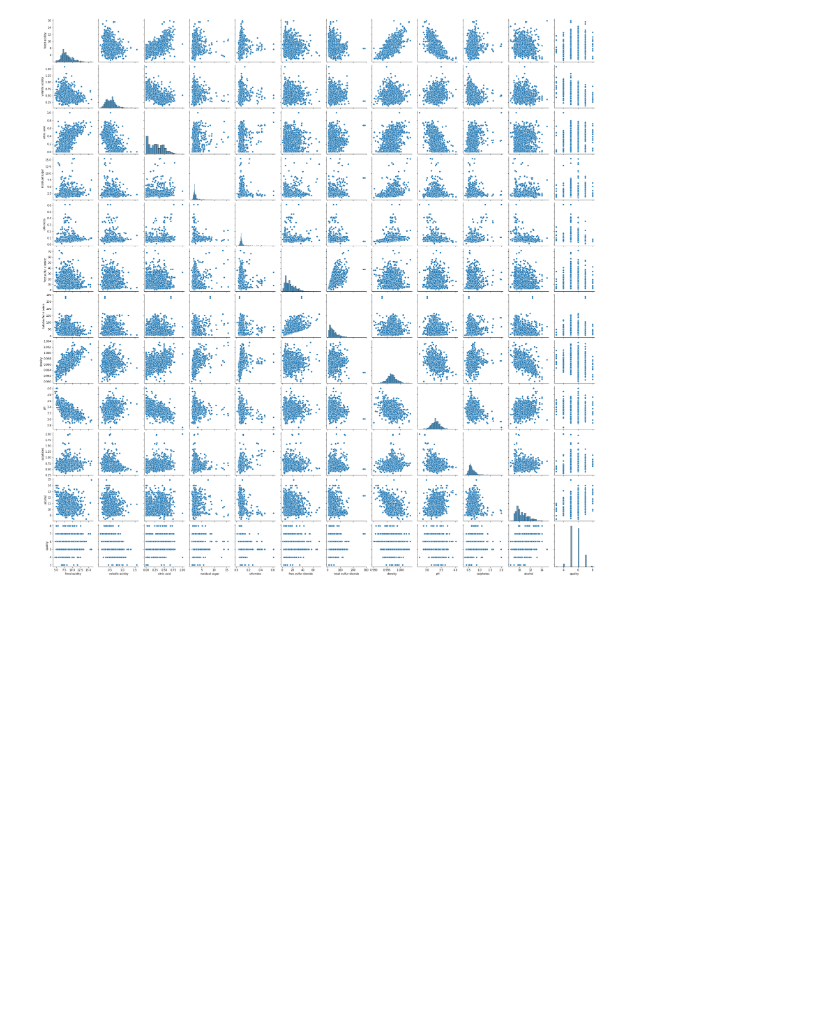
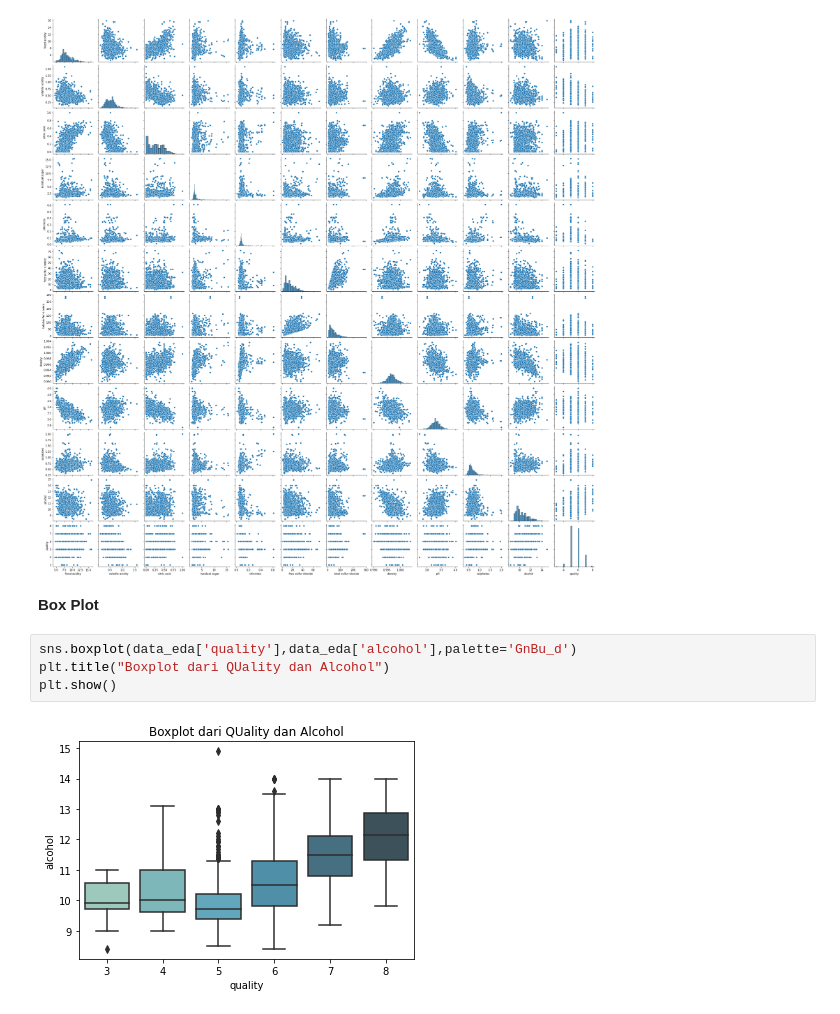
Before and after one commit to blacurly/sharing-github-oliv, a Jupyter notebook: EDA_Test_Wine.ipynb, the cells around one changed output. Drawn from its saved outputs; the diff is of its cells as text; blank space fills up the shorter version.

```diff
--- a/EDA_Test_Wine.ipynb
+++ b/EDA_Test_Wine.ipynb
@@ -208,3 +223,11 @@ sns.pairplot(data_eda)
 # %% [output]
 <seaborn.axisgrid.PairGrid at 0x...>
 [figure]
+# %% [markdown]
+**Box Plot**
+# %%
+sns.boxplot(data_eda['quality'],data_eda['alcohol'],palette='GnBu_d')
+plt.title("Boxplot dari QUality dan Alcohol")
+plt.show()
+# %% [output]
+[figure, added]
```
Also changed, not shown: parts of 4 cells of this notebook.
